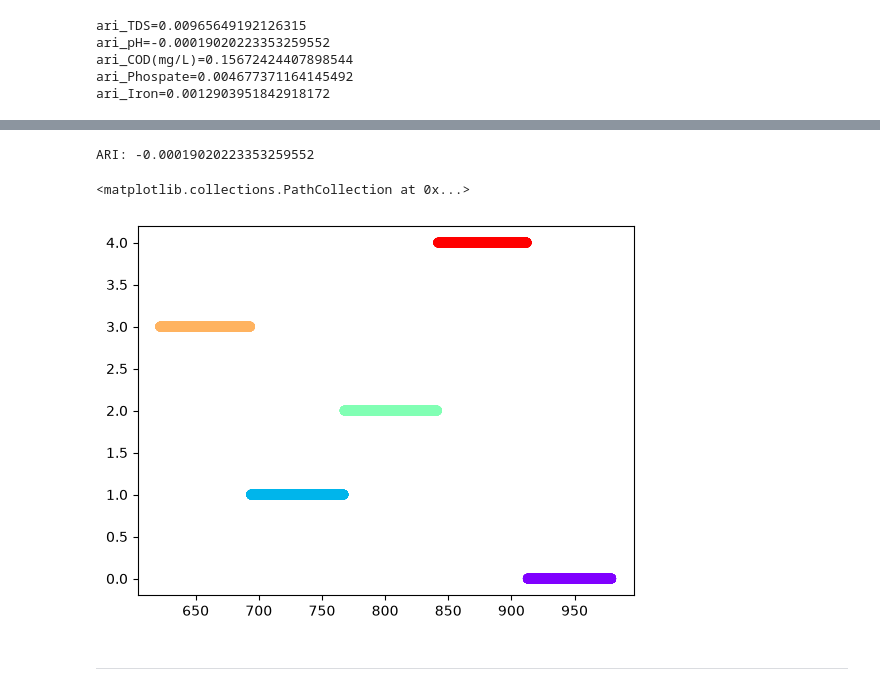
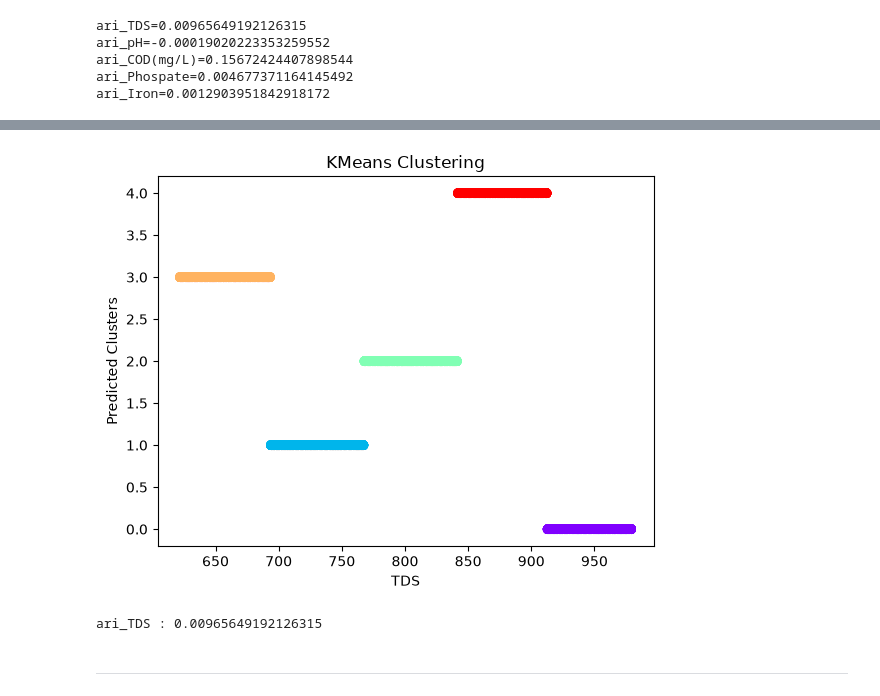
Before and after one commit to Er-Rajas/aquaclass-Water-Quality-Classifier, a Jupyter notebook: notebooks/eda.ipynb, the cells around one changed output, grey strips where cells are left out. Saved outputs shown, nothing was run; the diff lists cells and outputs as text; code cells hidden in the pictures.

```diff
--- a/notebooks/eda.ipynb
+++ b/notebooks/eda.ipynb
@@ -168,7 +155,7 @@ clusters = {}
 ari = {}
 for f in features:
     X = df[[f]]
-    clusters[f],ari[f] = km_ari(X,y,5)
+    ari[f],clusters[f]  = kmeans_ari(X,y,5,20,return_vars=True,return_plot=False)
     print(f'ari_{f}={ari[f]}')
 # %% [output]
 ari_TDS=0.00965649192126315
@@ -269,20 +214,11 @@ plt.show()
-# %%
-ari = adjusted_rand_score(
-    df['Class'],
-    df['Cluster_pH']
-)
-
-print("ARI:", ari)
-# %% [output]
-ARI: -0.00019020223353259552
 # %%
 X = df[['TDS']]
 
-df['Cluster_TDS']=kmeans.fit_predict(X)
-plt.scatter(x=df['TDS'], y=df['Cluster_TDS'], c=df['Cluster_TDS'], cmap='rainbow')
+ari_tds,cluster_tds,tds_plot = kmeans_ari(X,y,5,20,return_plot=True)
+print(f"ari_{X.columns[0]} : {ari_tds}")
 # %% [output]
+[figure, new version]
-<matplotlib.collections.PathCollection at 0x...>
+ari_TDS : 0.00965649192126315
-[figure, old version]
 # %% [markdown]
 - ---
 # %% [markdown]
```
Also changed, not shown: parts of 29 cells of this notebook, 6 other files.
